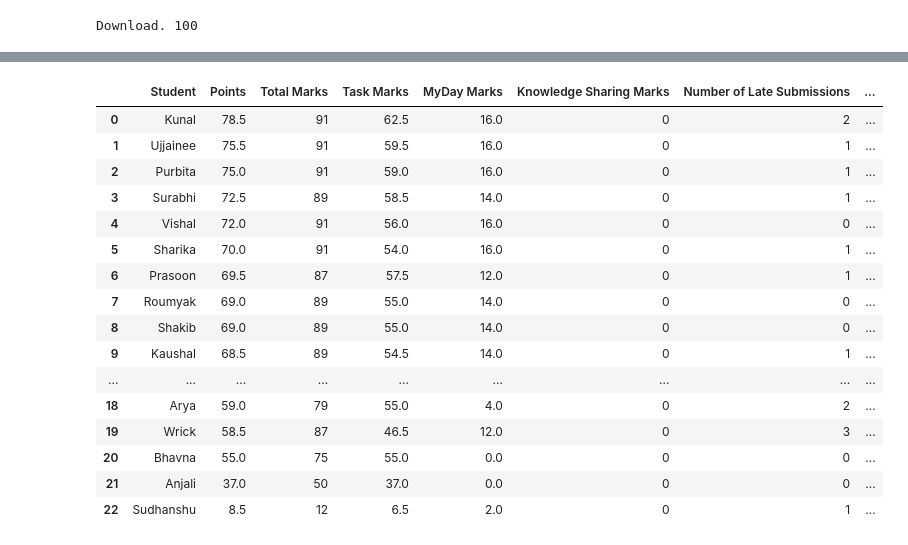
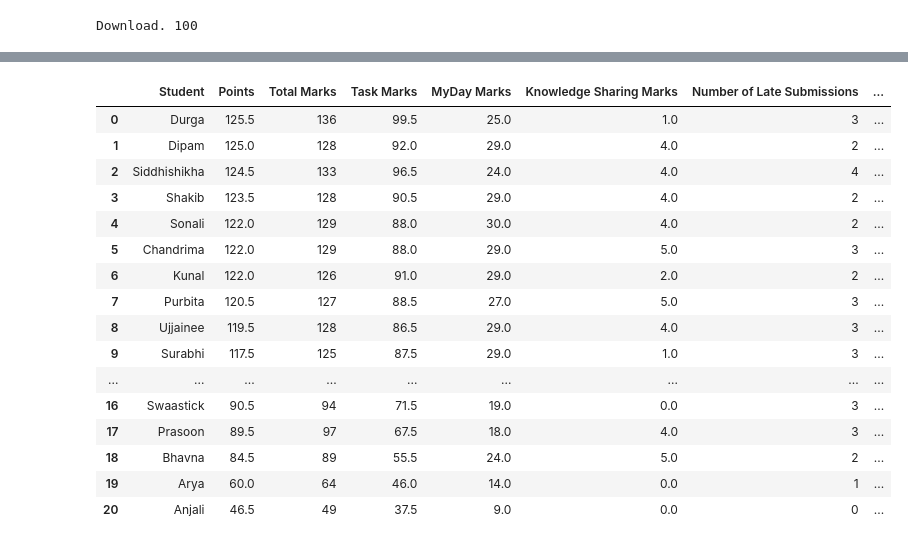
Before and after one commit to kunal-gohrani/Student-Report-Automation, a Jupyter notebook: Notebooks/AnalysisScriptCreator.ipynb, the cells around one changed output, grey strips where cells are left out. Drawn from its saved outputs; the diff is of its cells as text; code cells hidden in the pictures.

```diff
--- a/Notebooks/AnalysisScriptCreator.ipynb
+++ b/Notebooks/AnalysisScriptCreator.ipynb
@@ -289,8 +289,8 @@ def total_marks_leaderboard(data,month_name=None):
         total_marks['Task Marks']=total_marks['Student'].apply(get_task,args=[data])
         total_marks['MyDay Marks']=total_marks['Student'].apply(get_myday,args=[data])
         total_marks['Knowledge Sharing Marks']=total_marks['Student'].apply(get_gyan,args=[data])
-        total_marks['Number of Late Submissions']=total_marks['Student'].apply(get_count_late_submission,args=[data])
-        total_marks['Number of Tasks Won']=total_marks['Student'].apply(get_count_task_won,args=[data])
+        total_marks['Late Submissions']=total_marks['Student'].apply(get_count_late_submission,args=[data])
+        total_marks['Tasks Won']=total_marks['Student'].apply(get_count_task_won,args=[data])
         return tuple((total_marks,total_marks.style.hide_index()))
     elif month_name in months:
         temp=data[data['Month']==month_name]
@@ -300,8 +300,8 @@ def total_marks_leaderboard(data,month_name=None):
         total_marks['Task Marks']=total_marks['Student'].apply(get_task,args=[temp,month_name])
         total_marks['MyDay Marks']=total_marks['Student'].apply(get_myday,args=[temp,month_name])
         total_marks['Knowledge Sharing Marks']=total_marks['Student'].apply(get_gyan,args=[temp,month_name])
-        total_marks['Number of Late Submissions']=total_marks['Student'].apply(get_count_late_submission,args=[temp,month_name])
-        total_marks['Number of Tasks Won']=total_marks['Student'].apply(get_count_task_won,args=[temp,month_name])
+        total_marks['Late Submissions']=total_marks['Student'].apply(get_count_late_submission,args=[temp,month_name])
+        total_marks['Tasks Won']=total_marks['Student'].apply(get_count_task_won,args=[temp,month_name])
         return tuple((total_marks,total_marks.style.hide_index()))
     else:
         raise ValueError('month_name has wrong spelling supplied')
@@ -328,23 +328,23 @@ total_marks_leaderboard(data)[1]
 # %%
-total_marks_leaderboard(data,month_name='July')[0]
+total_marks_leaderboard(data,month_name='September')[0]
 # %% [output]
 |  | Student | Points | Total Marks | Task Marks | MyDay Marks | Knowledge Sharing Marks | Number of Late Submissions | ... |
-| 0 | Kunal | 78.5 | 91 | 62.5 | 16.0 | 0 | 2 | ... |
-| 1 | Ujjainee | 75.5 | 91 | 59.5 | 16.0 | 0 | 1 | ... |
-| 2 | Purbita | 75.0 | 91 | 59.0 | 16.0 | 0 | 1 | ... |
-| 3 | Surabhi | 72.5 | 89 | 58.5 | 14.0 | 0 | 1 | ... |
-| 4 | Vishal | 72.0 | 91 | 56.0 | 16.0 | 0 | 0 | ... |
-| 5 | Sharika | 70.0 | 91 | 54.0 | 16.0 | 0 | 1 | ... |
-| 6 | Prasoon | 69.5 | 87 | 57.5 | 12.0 | 0 | 1 | ... |
-| 7 | Roumyak | 69.0 | 89 | 55.0 | 14.0 | 0 | 0 | ... |
-| 8 | Shakib | 69.0 | 89 | 55.0 | 14.0 | 0 | 0 | ... |
-| 9 | Kaushal | 68.5 | 89 | 54.5 | 14.0 | 0 | 1 | ... |
+| 0 | Durga | 125.5 | 136 | 99.5 | 25.0 | 1.0 | 3 | ... |
+| 1 | Dipam | 125.0 | 128 | 92.0 | 29.0 | 4.0 | 2 | ... |
+| 2 | Siddhishikha | 124.5 | 133 | 96.5 | 24.0 | 4.0 | 4 | ... |
+| 3 | Shakib | 123.5 | 128 | 90.5 | 29.0 | 4.0 | 2 | ... |
+| 4 | Sonali | 122.0 | 129 | 88.0 | 30.0 | 4.0 | 2 | ... |
+| 5 | Chandrima | 122.0 | 129 | 88.0 | 29.0 | 5.0 | 3 | ... |
+| 6 | Kunal | 122.0 | 126 | 91.0 | 29.0 | 2.0 | 2 | ... |
+| 7 | Purbita | 120.5 | 127 | 88.5 | 27.0 | 5.0 | 3 | ... |
+| 8 | Ujjainee | 119.5 | 128 | 86.5 | 29.0 | 4.0 | 3 | ... |
+| 9 | Surabhi | 117.5 | 125 | 87.5 | 29.0 | 1.0 | 3 | ... |
 | ... | ... | ... | ... | ... | ... | ... | ... | ... |
-| 18 | Arya | 59.0 | 79 | 55.0 | 4.0 | 0 | 2 | ... |
-| 19 | Wrick | 58.5 | 87 | 46.5 | 12.0 | 0 | 3 | ... |
-| 20 | Bhavna | 55.0 | 75 | 55.0 | 0.0 | 0 | 0 | ... |
-| 21 | Anjali | 37.0 | 50 | 37.0 | 0.0 | 0 | 0 | ... |
-| 22 | Sudhanshu | 8.5 | 12 | 6.5 | 2.0 | 0 | 1 | ... |
+| 16 | Swaastick | 90.5 | 94 | 71.5 | 19.0 | 0.0 | 3 | ... |
+| 17 | Prasoon | 89.5 | 97 | 67.5 | 18.0 | 4.0 | 3 | ... |
+| 18 | Bhavna | 84.5 | 89 | 55.5 | 24.0 | 5.0 | 2 | ... |
+| 19 | Arya | 60.0 | 64 | 46.0 | 14.0 | 0.0 | 1 | ... |
+| 20 | Anjali | 46.5 | 49 | 37.5 | 9.0 | 0.0 | 0 | ... |
 # %%
 def student_task_marks(data,name=None,month_name=None):
     """Returns the task and points of the given student name in DataFrame
```
Also changed, not shown: parts of 21 cells of this notebook, 6 other files.
